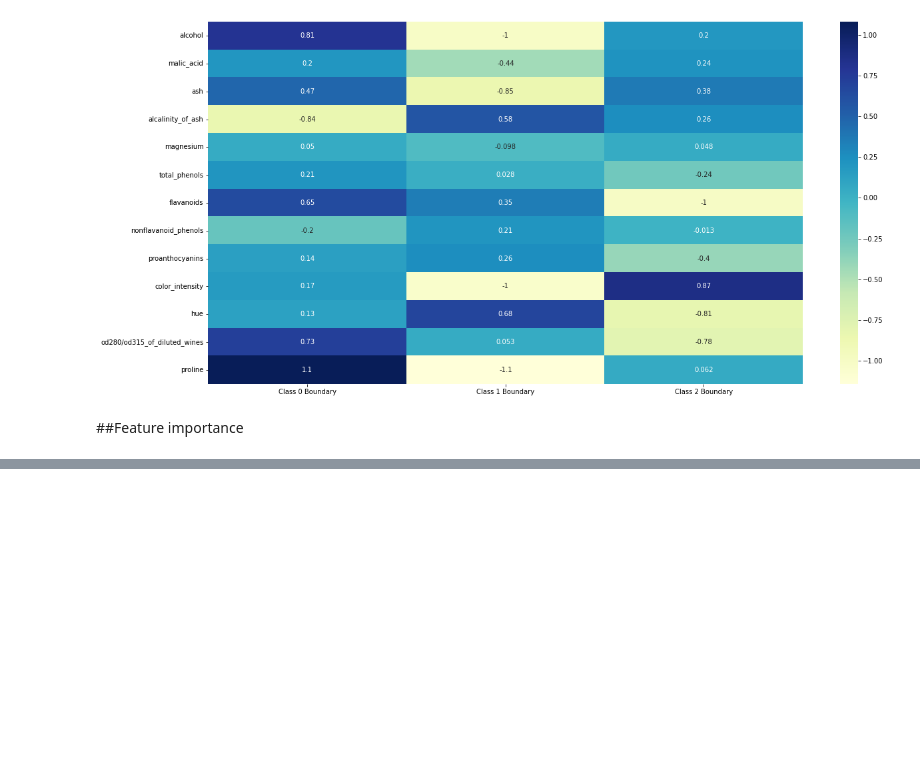
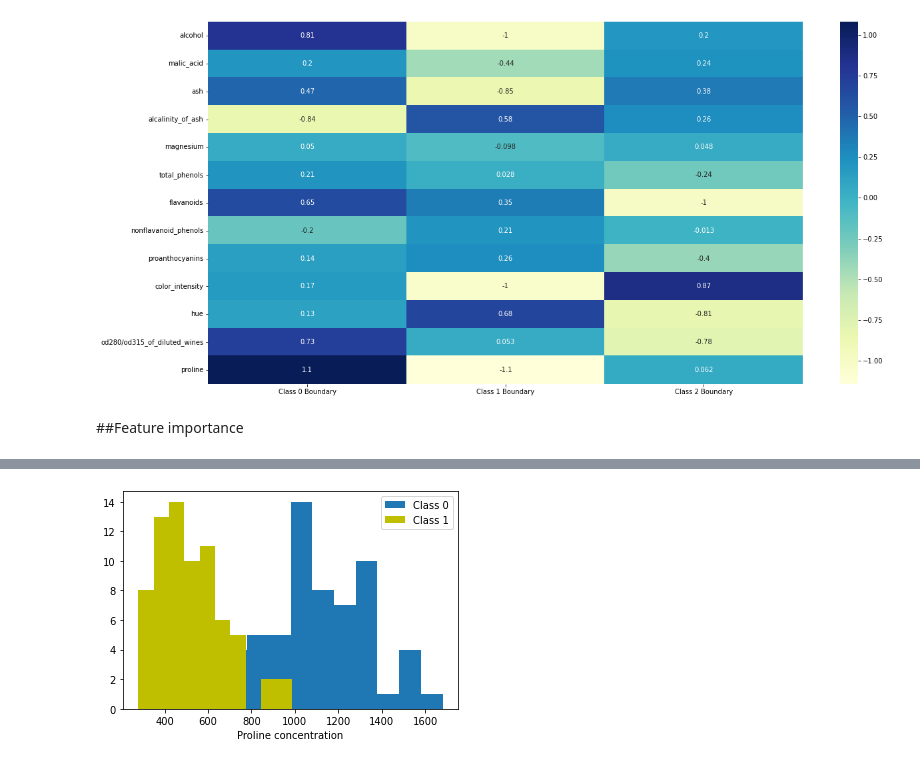
Before and after one commit to rahiakela/data-science-research-and-practice, a Jupyter notebook: data-science-bookcamp/case-study-5--predicting-future-friendships/04_linear_classifiers_with_logistic_regression.ipynb, the cells around one changed output, grey strips where cells are left out. Drawn from its saved outputs; the diff is of its cells as text; code cells hidden in the pictures; blank space fills up the shorter version.

```diff
--- a/data-science-bookcamp/case-study-5--predicting-future-friendships/04_linear_classifiers_with_logistic_regression.ipynb
+++ b/data-science-bookcamp/case-study-5--predicting-future-friendships/04_linear_classifiers_with_logistic_regression.ipynb
@@ -729,0 +794,10 @@ plt.show()
+# %%
+# Plotting proline histograms across _Class 0_ and _1_ wines
+index = data.feature_names.index('proline')
+plt.hist(X[y == 0][:, index], label='Class 0')
+plt.hist(X[y == 1][:, index], label='Class 1', color='y')
+plt.xlabel('Proline concentration')
+plt.legend()
+plt.show()
+# %% [output]
+[figure, added]
```
Also changed, not shown: parts of 9 cells of this notebook.
